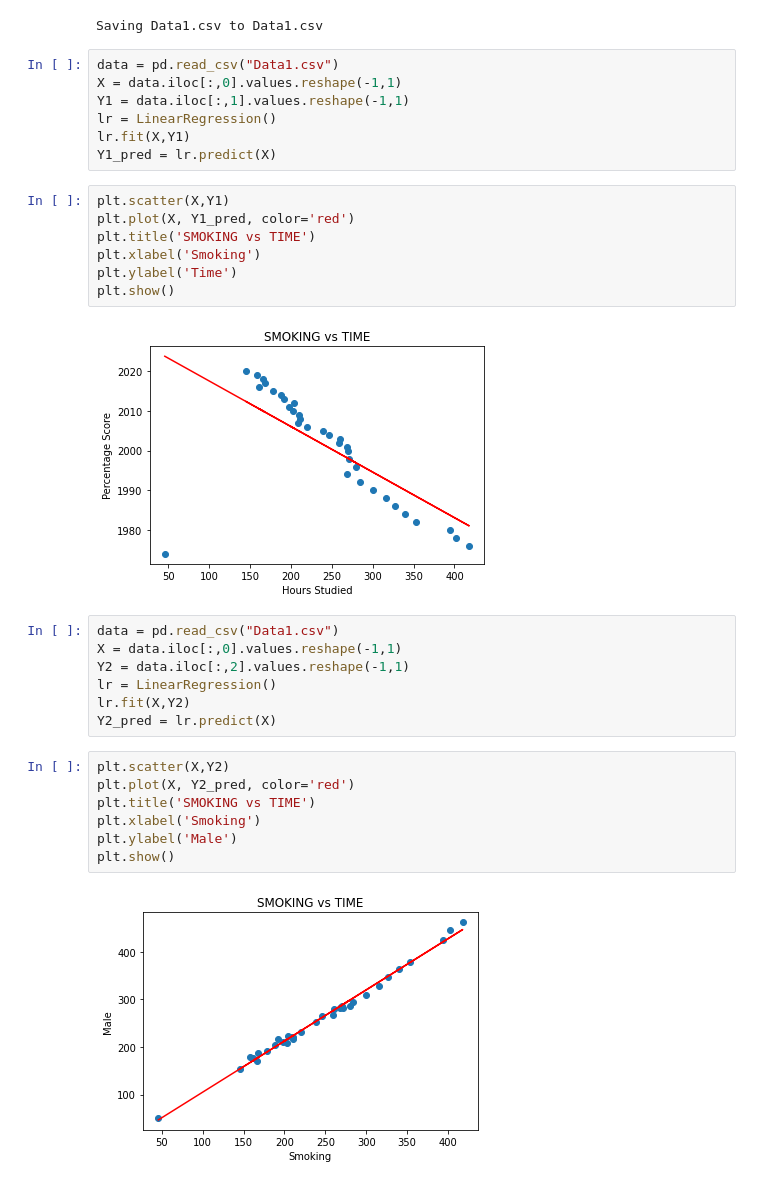
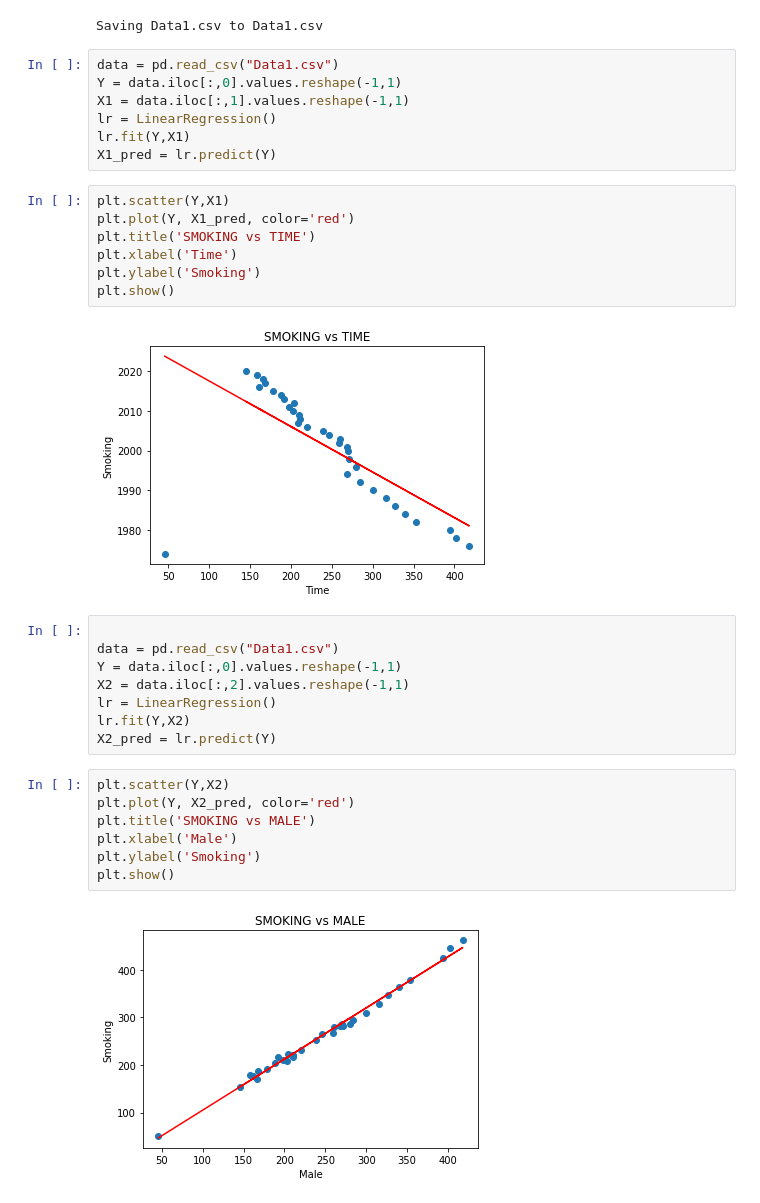
Before and after one commit to ahmedadegbami/Regression-Analysis-on-Googlecolab, a Jupyter notebook: victor.ipynb, the cells around one changed output. Drawn from its saved outputs; the diff is of its cells as text.

```diff
--- a/victor.ipynb
+++ b/victor.ipynb
@@ -21,34 +21,35 @@ uploaded = files.upload()
 Saving Data1.csv to Data1.csv
 # %%
 data = pd.read_csv("Data1.csv")
-X = data.iloc[:,0].values.reshape(-1,1)
-Y1 = data.iloc[:,1].values.reshape(-1,1)
+Y = data.iloc[:,0].values.reshape(-1,1)
+X1 = data.iloc[:,1].values.reshape(-1,1)
 lr = LinearRegression()
-lr.fit(X,Y1)
-Y1_pred = lr.predict(X)
+lr.fit(Y,X1)
+X1_pred = lr.predict(Y)
 # %%
-plt.scatter(X,Y1)
-plt.plot(X, Y1_pred, color='red')
+plt.scatter(Y,X1)
+plt.plot(Y, X1_pred, color='red')
 plt.title('SMOKING vs TIME')
-plt.xlabel('Smoking')
-plt.ylabel('Time')
+plt.xlabel('Time')
+plt.ylabel('Smoking')
 plt.show()
 # %% [output]
-[figure, old version]
+[figure, new version]
 # %%
+
 data = pd.read_csv("Data1.csv")
-X = data.iloc[:,0].values.reshape(-1,1)
-Y2 = data.iloc[:,2].values.reshape(-1,1)
+Y = data.iloc[:,0].values.reshape(-1,1)
+X2 = data.iloc[:,2].values.reshape(-1,1)
 lr = LinearRegression()
-lr.fit(X,Y2)
-Y2_pred = lr.predict(X)
+lr.fit(Y,X2)
+X2_pred = lr.predict(Y)
 # %%
-plt.scatter(X,Y2)
-plt.plot(X, Y2_pred, color='red')
-plt.title('SMOKING vs TIME')
-plt.xlabel('Smoking')
-plt.ylabel('Male')
+plt.scatter(Y,X2)
+plt.plot(Y, X2_pred, color='red')
+plt.title('SMOKING vs MALE')
+plt.xlabel('Male')
+plt.ylabel('Smoking')
 plt.show()
 # %% [output]
-[figure, old version]
+[figure, new version]
 # %%
```
Also changed, not shown: parts of 2 cells of this notebook.
